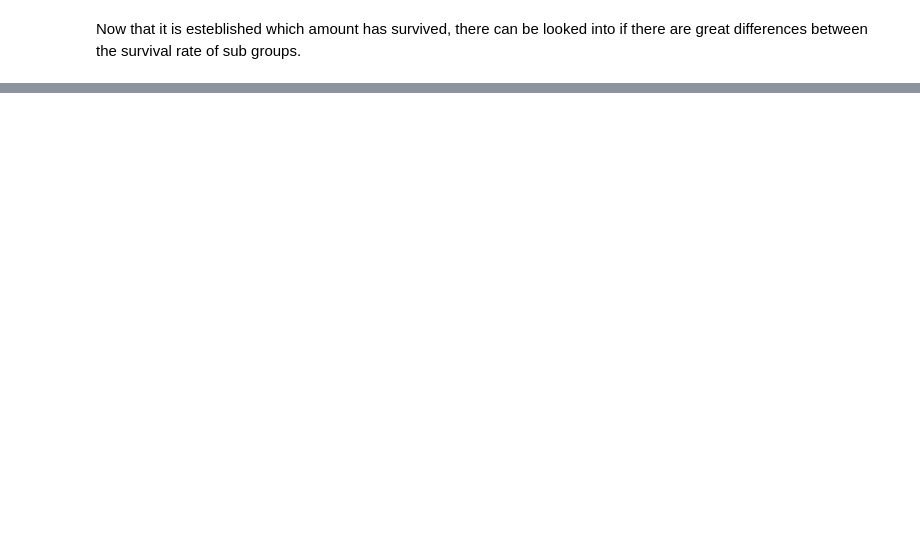
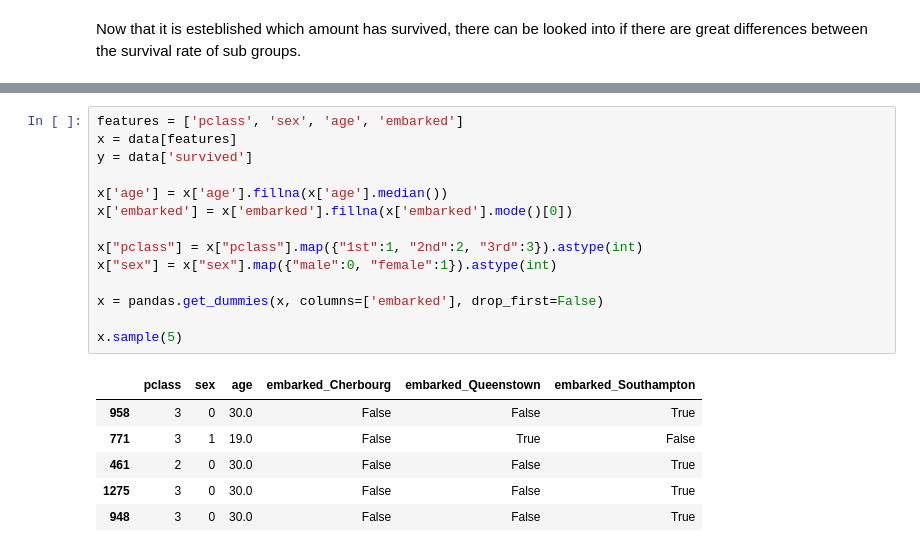
Before and after one commit to caseystijlaart/Fontys, a Jupyter notebook: sem-7-AI/ass/titanic.ipynb, the cells around one changed output, grey strips where cells are left out. Drawn from its saved outputs; the diff is of its cells as text; blank space fills up the shorter version.

```diff
--- a/sem-7-AI/ass/titanic.ipynb
+++ b/sem-7-AI/ass/titanic.ipynb
@@ -83,0 +220,21 @@ Now that it is esteblished which amount has survived, there can be looked into i
+# %%
+features = ['pclass', 'sex', 'age', 'embarked']
+x = data[features]
+y = data['survived']
+
+x['age'] = x['age'].fillna(x['age'].median())
+x['embarked'] = x['embarked'].fillna(x['embarked'].mode()[0])
+
+x["pclass"] = x["pclass"].map({"1st":1, "2nd":2, "3rd":3}).astype(int)
+x["sex"] = x["sex"].map({"male":0, "female":1}).astype(int)
+
+x = pandas.get_dummies(x, columns=['embarked'], drop_first=False)
+
+x.sample(5)
+# %% [output]
+|  | pclass | sex | age | embarked_Cherbourg | embarked_Queenstown | embarked_Southampton |
+| 958 | 3 | 0 | 30.0 | False | False | True |
+| 771 | 3 | 1 | 19.0 | False | True | False |
+| 461 | 2 | 0 | 30.0 | False | False | True |
+| 1275 | 3 | 0 | 30.0 | False | False | True |
+| 948 | 3 | 0 | 30.0 | False | False | True |
```
Also changed, not shown: parts of 16 cells of this notebook.
